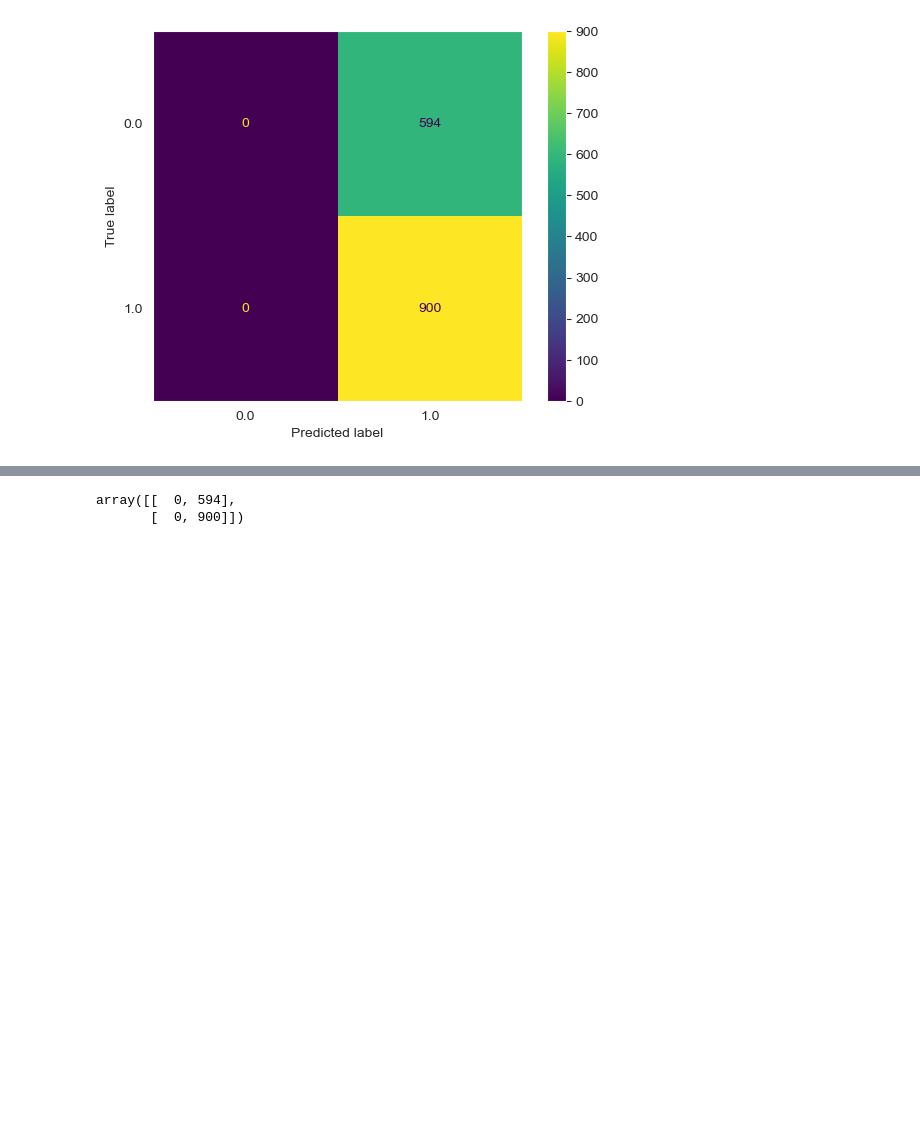
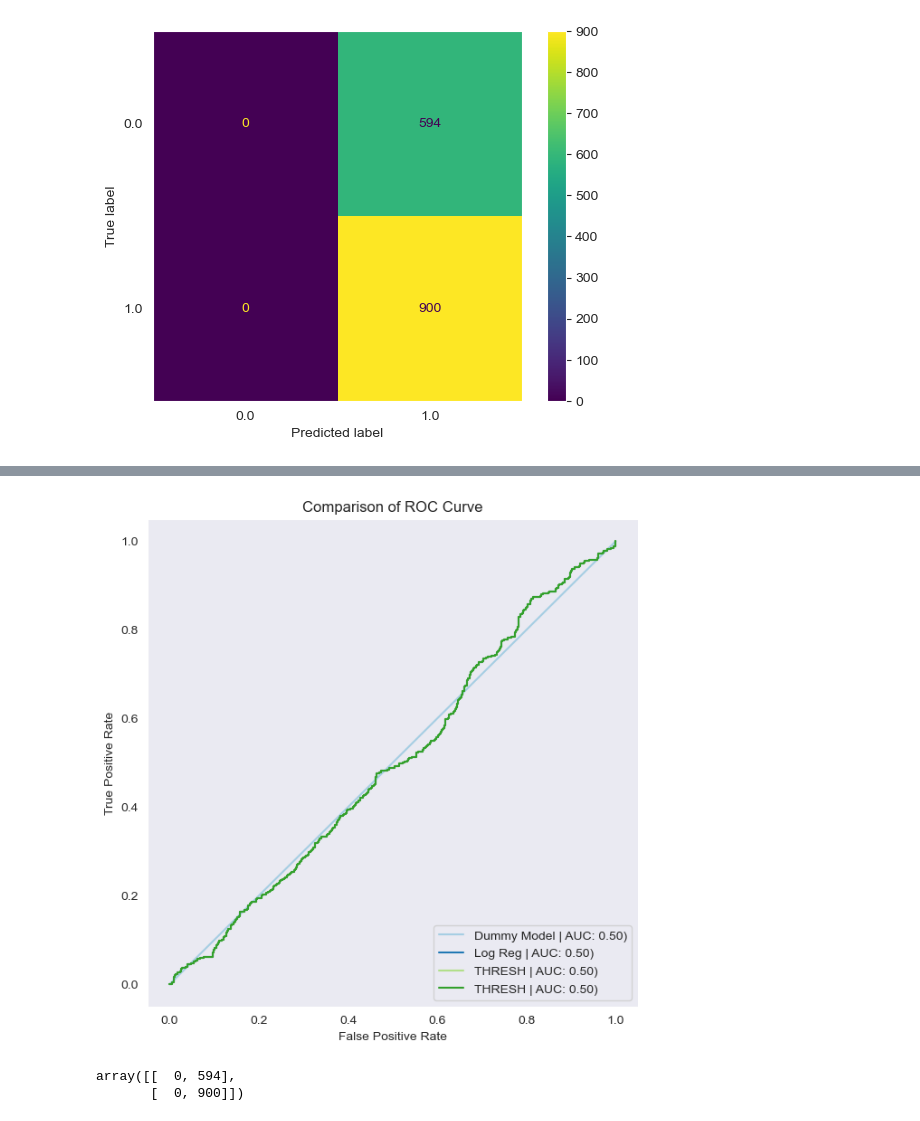
Before and after one commit to dvdhartsman/Stock_Market_Analysis, a Jupyter notebook: 2_SPDR_ETFs.ipynb, the cells around one changed output, grey strips where cells are left out. Cells and saved outputs as stored; diff of their text form; code cells hidden in the pictures; blank space fills up the shorter version.

```diff
--- a/2_SPDR_ETFs.ipynb
+++ b/2_SPDR_ETFs.ipynb
@@ -461,3 +307,7 @@ NameError: name 'sns' is not defined
+# %%
+Log_Reg2.compare_roc_curve()
+# %% [output]
+[figure, added]
 # %%
 # %% [output]
 array([[  0, 594],
```
Also changed, not shown: parts of 11 cells of this notebook, 1 other file.
